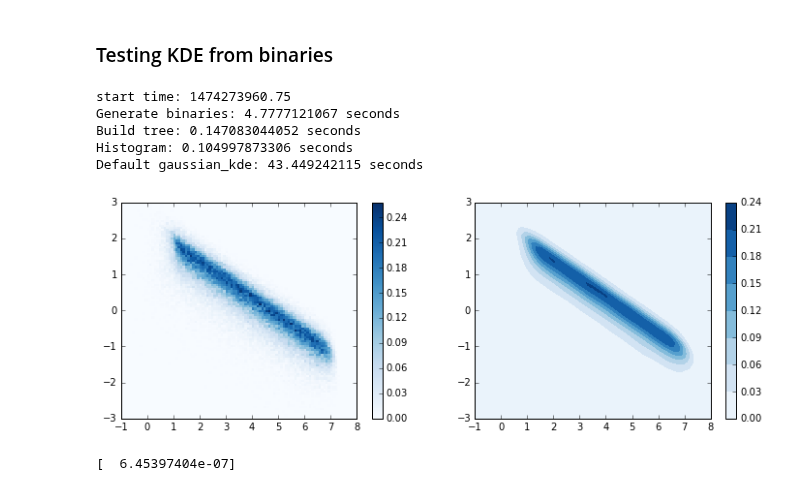
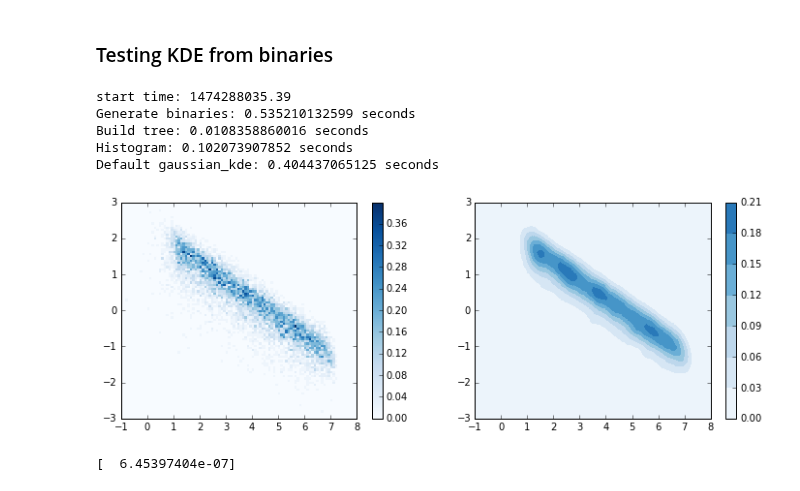
Before and after one commit to astroJeff/gaia_binaries, a Jupyter notebook: notebooks/TGAS_general.ipynb, the cells around one changed output. Cells and saved outputs as stored; diff of their text form; code cells hidden in the pictures.

```diff
--- a/notebooks/TGAS_general.ipynb
+++ b/notebooks/TGAS_general.ipynb
@@ -112,7 +112,7 @@ P_binary.binary_kde = None
 start = time.time()
 print "start time:", start
 
-num_sys = 100000
+num_sys = 10000
 P_binary.generate_binary_set(num_sys=num_sys)
 mu_set = np.array([np.log10(P_binary.binary_set['proj_sep']), np.log10(P_binary.binary_set['delta_v_trans'])]).T
 
@@ -130,41 +130,46 @@ ymin, ymax = -3.0, 3.0
 
 xbins = np.linspace(xmin, xmax, nbins)
 ybins = np.linspace(ymin, ymax, nbins)
 X, Y = np.meshgrid(xbins, ybins)
 mu_grid = np.array([X.flatten(), Y.flatten()]).T
 
 
 pdf, xedges, yedges = np.histogram2d(np.log10(P_binary.binary_set["proj_sep"]),
                                      np.log10(P_binary.binary_set["delta_v_trans"]),
                                      normed=True,
                                      bins=[xbins,ybins])
 im = ax[0].pcolormesh(xbins, ybins, pdf.T, cmap='Blues')
 fig.colorbar(im, ax=ax[0])
 
 print "Histogram:", time.time()-start, "seconds"
 start = time.time()
 
 P_binary.binary_kde = None
-Z = P_binary.get_P_binary(10**X.flatten(), 10**Y.flatten(), kde_method='scipy')
+# kwargs = {'kernel':'tophat'}
+# P_binary.binary_kde = KernelDensity(bandwidth=0.3, **kwargs)
+# P_binary.binary_kde.fit( np.array([np.log10(P_binary.binary_set['proj_sep']),
+#                                    np.log10(P_binary.binary_set['delta_v_trans'])]).T )
+Z = P_binary.get_P_binary(10**X.flatten(), 10**Y.flatten(), kde_method='sklearn')
+#Z = P_binary.get_P_binary(10**X.flatten(), 10**Y.flatten(), kde_method='scipy')
 Z = Z * 10**X.flatten() * 10**Y.flatten() * np.log(10.)**2
 #im = ax[1].tricontourf(mu_grid[:,0], mu_grid[:,1], Z, cmap='Blues', extend='max')
-im = ax[1].tricontourf(X.flatten(), Y.flatten(), Z, cmap='Blues')
+im = ax[1].tricontourf(X.flatten(), Y.flatten(), Z, cmap='Blues', vmax=0.27)
 #im = ax[1].tricontourf(mu_grid[:,0], mu_grid[:,1], Z, cmap='Blues')
 fig.colorbar(im, ax=ax[1])
 
 print "Default gaussian_kde:", time.time()-start, "seconds"
 start = time.time()
 
 
 
 plt.show()
 # %% [output]
-start time: 1474273960.75
-Generate binaries: 4.7777121067 seconds
-Build tree: 0.147083044052 seconds
-Histogram: 0.104997873306 seconds
-Default gaussian_kde: 43.449242115 seconds
+start time: 1474288035.39
+Generate binaries: 0.535210132599 seconds
+Build tree: 0.0108358860016 seconds
+Histogram: 0.102073907852 seconds
+Default gaussian_kde: 0.404437065125 seconds
-[figure, old version]
+[figure, new version]
 # %%
 P_binary.binary_kde = None
 print P_binary.get_P_binary(1.0e5, 0.2)
```
Also changed, not shown: parts of 2 cells of this notebook, 4 other files.
